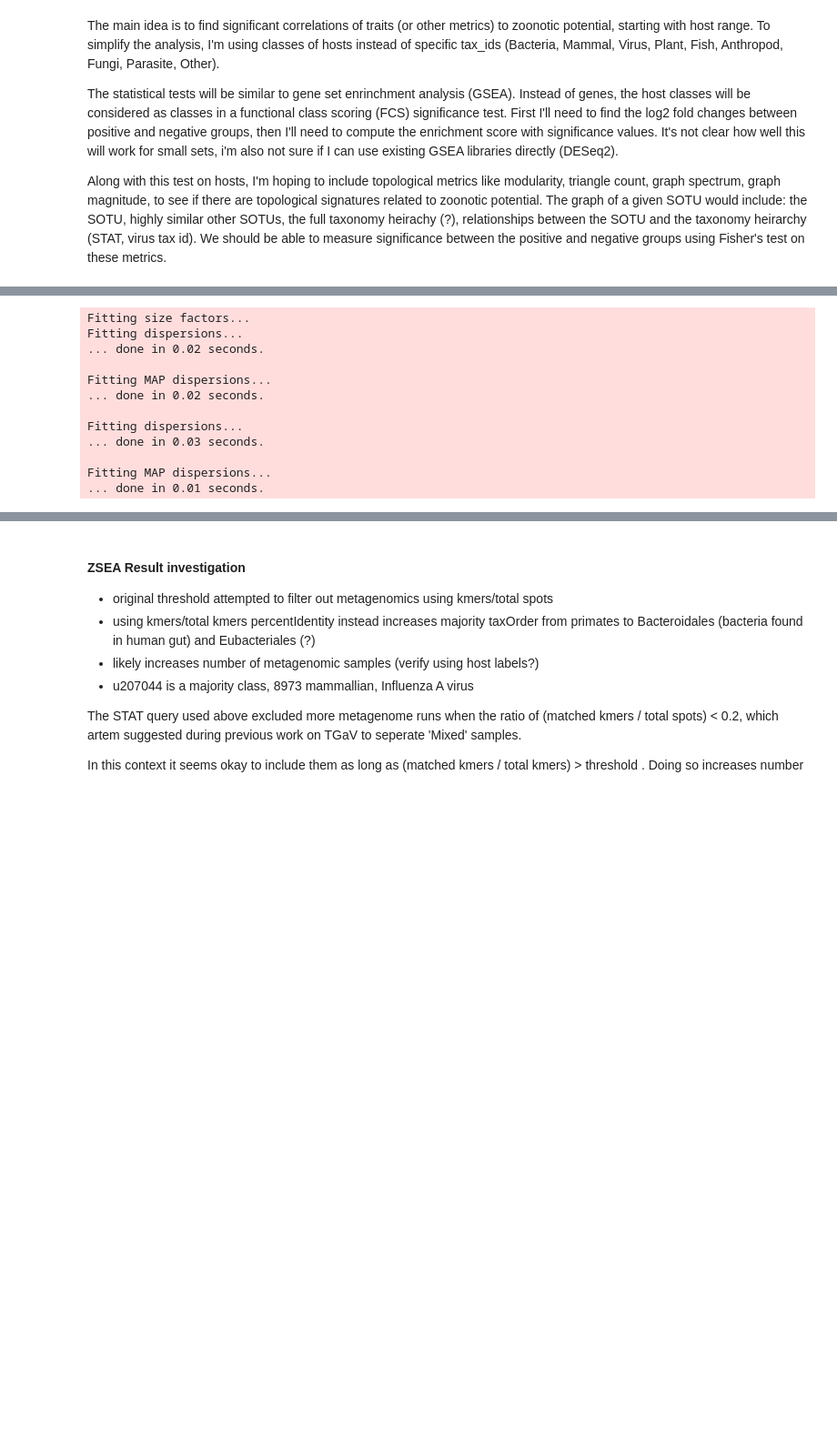
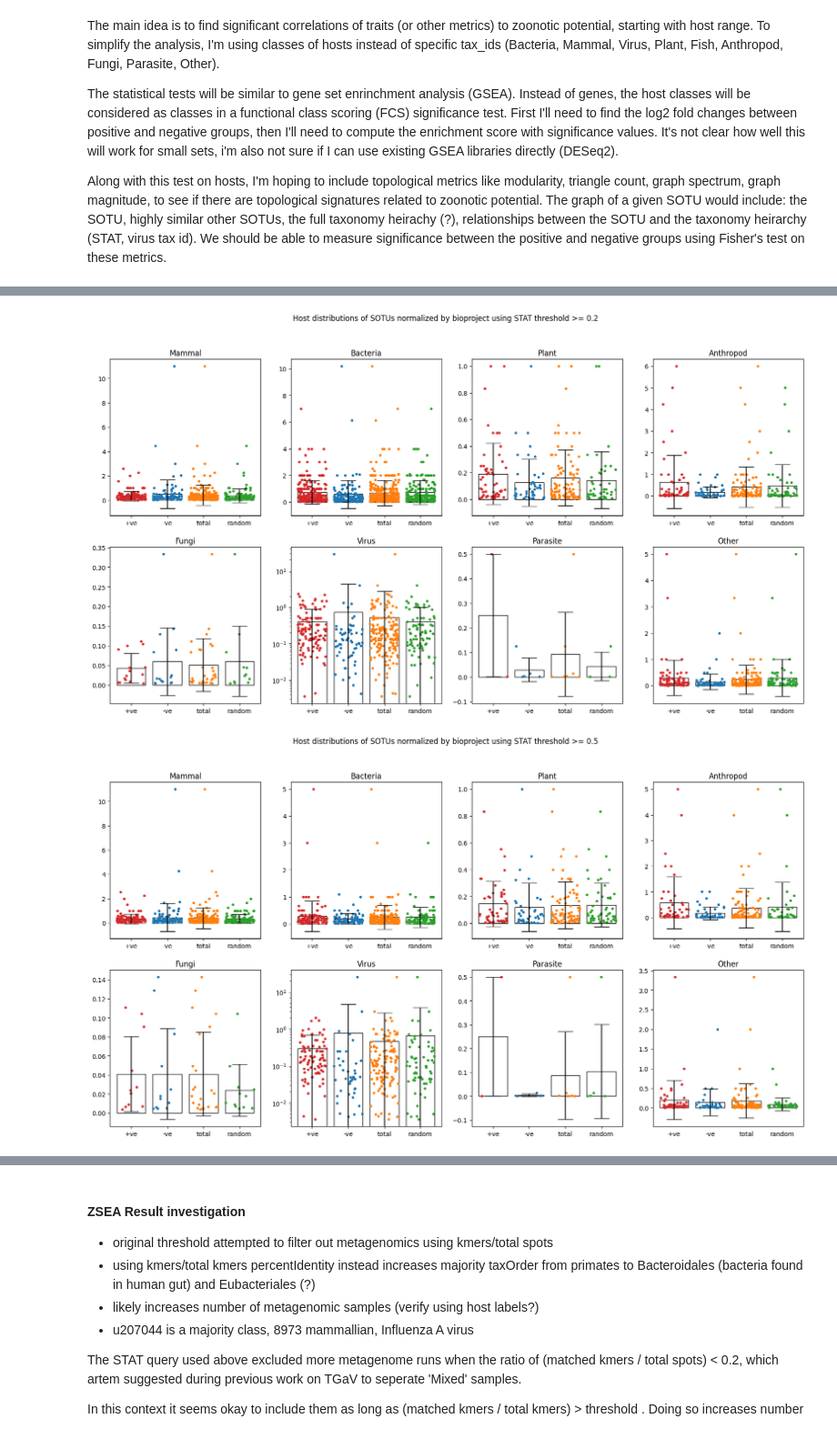
Before and after one commit to serratus-bio/virus-knowledge-graph, a Jupyter notebook: jobs/graph_learning/notebooks/zoonotic-potential.ipynb, the cells around one changed output, grey strips where cells are left out. Shown at 91% size. Cells and saved outputs as stored; diff of their text form; code cells hidden in the pictures; blank space fills up the shorter version.

```diff
--- a/jobs/graph_learning/notebooks/zoonotic-potential.ipynb
+++ b/jobs/graph_learning/notebooks/zoonotic-potential.ipynb
@@ -792,3 +818,15 @@ The main idea is to find significant correlations of traits (or other metrics) t
 The statistical tests will be similar to gene set enrinchment analysis (GSEA). Instead of genes, the host classes will be considered as classes in a functional class scoring (FCS) significance test. First I'll need to find the log2 fold changes between positive and negative groups, then I'll need to compute the enrichment score with significance values. It's not clear how well this will work for small sets, i'm also not sure if I can use existing GSEA libraries directly (DESeq2).
 
 Along with this test on hosts, I'm hoping to include topological metrics like modularity, triangle count, graph spectrum, graph magnitude,  to see if there are topological signatures related to zoonotic potential. The graph of a given SOTU would include: the SOTU, highly similar other SOTUs, the full taxonomy heirachy (?), relationships between the SOTU and the taxonomy heirarchy (STAT, virus tax id). We should be able to measure significance between the positive and negative groups using Fisher's test on these metrics.
+# %%
+neo4j_data = get_neo4j_data(stat_threshold=0.8)
+target = neo4j_data['sotu_nodes'].loc[neo4j_data['sotu_nodes']['isZoonotic'] == True]['appId'].unique()
+
+has_host_df = neo4j_data['has_host_order_stat_edges'].loc[neo4j_data['has_host_order_stat_edges']['sourceAppId'].isin(target)]
+taxon_nodes_df = neo4j_data['taxon_order_nodes'].loc[neo4j_data['taxon_order_nodes']['appId'].isin(has_host_df['targetAppId'])]
+host_assoc_full_df =  has_host_df.merge(taxon_nodes_df, left_on='targetAppId', right_on='appId')
+# print(host_assoc_full_df)
+
+# aggregate by hostclass and taxorder
+agg_by_tax_orders = host_assoc_full_df.groupby(['sourceAppId', 'hostClass', 'taxOrder']).size().reset_index(name='count')
+count_matrix = agg_by_tax_orders.pivot_table(index='sourceAppId', columns='hostClass', values='count', aggfunc='sum', fill_value=0)
@@ -795,9 +852,5 @@ Along with this test on hosts, I'm hoping to include topological metrics like mo
 # %%
-# WANT: for all zoonotic SOTUs, get value_counts of hostClasses
-# Each row should be an SOTU, col for isZoonotic, col for each hostClass, count of the number of associations, avg > 0.2
-# Each row should be an SOTU, col for isZoonotic, col for each hostClass, avgPercentIdentity of the associations
-
-def generate_count_matricies(neo4j_data, threshold):
+def generate_count_matricies(neo4j_data, threshold, agg_by=''):
     positive_sotu_nodes = neo4j_data['sotu_nodes'].loc[neo4j_data['sotu_nodes']['isZoonotic'] == True]['appId'].unique()
     negative_sotu_nodes = neo4j_data['sotu_nodes'].loc[neo4j_data['sotu_nodes']['isZoonotic'] == False]['appId'].unique()
     total_sotu_nodes = neo4j_data['sotu_nodes']['appId'].unique()
@@ -819,9 +872,23 @@ def generate_count_matricies(neo4j_data, threshold):
         has_host_df = neo4j_data['has_host_order_stat_edges'].loc[neo4j_data['has_host_order_stat_edges']['sourceAppId'].isin(target)]
         taxon_nodes_df = neo4j_data['taxon_order_nodes'].loc[neo4j_data['taxon_order_nodes']['appId'].isin(has_host_df['targetAppId'])]
         host_assoc_full_df =  has_host_df.merge(taxon_nodes_df, left_on='targetAppId', right_on='appId')
+
+        if agg_by == 'tax_order':
+            host_assoc_full_df = host_assoc_full_df.groupby(['sourceAppId', 'hostClass', 'taxOrder']).size().reset_index(name='count')
+
+        elif agg_by == 'sra':
+            sra_data = neo4j_data['sotu_sra_bioproject_counts'].loc[neo4j_data['sotu_sra_bioproject_counts']['sourceAppId'].isin(target)]
+            host_assoc_full_df = host_assoc_full_df.merge(sra_data, left_on='sourceAppId', right_on='sourceAppId')
+            host_assoc_full_df['count'] = host_assoc_full_df['count'] / host_assoc_full_df['countSRA']
+
+        elif agg_by == 'bioproject':
+            sra_data = neo4j_data['sotu_sra_bioproject_counts'].loc[neo4j_data['sotu_sra_bioproject_counts']['sourceAppId'].isin(target)]
+            host_assoc_full_df = host_assoc_full_df.merge(sra_data, left_on='sourceAppId', right_on='sourceAppId')
+            host_assoc_full_df['count'] = host_assoc_full_df['count'] / host_assoc_full_df['countBioProject']
+
         count_matrix = host_assoc_full_df.pivot_table(index='sourceAppId', columns='hostClass', values='count', aggfunc='sum', fill_value=0)
         count_matrix.sort_index(inplace=True)
-        count_matrix.to_csv(neo4j_data_path + f"{threshold}/" + f"count_matrix_{name}.csv")
+        count_matrix.to_csv(neo4j_data_path + f"{threshold}/" + f"count_matrix_{name}_{agg_by}.csv")
 
         sotu_nodes_with_hosts = neo4j_data['sotu_nodes'].loc[
             neo4j_data['sotu_nodes']['appId'].isin(has_host_df['sourceAppId'])
@@ -832,7 +899,7 @@ def generate_count_matricies(neo4j_data, threshold):
         })
         metadata.set_index('sample', inplace=True)
         metadata.sort_index(inplace=True)
-        metadata.to_csv(neo4j_data_path +  f"{threshold}/" + f'count_metadata_{name}.csv')
+        metadata.to_csv(neo4j_data_path +  f"{threshold}/" + f'count_metadata_{name}_{agg_by}.csv')
 
         for key in ['hostClass', 'taxOrder']:
             value_counts = pd.concat([
@@ -841,7 +908,7 @@ def generate_count_matricies(neo4j_data, threshold):
                 axis=1,
                 keys=('count', 'percent'),
             )
-            value_counts.to_csv(neo4j_data_path +  f"{threshold}/" + f"{key}_value_counts.csv")
+            value_counts.to_csv(neo4j_data_path +  f"{threshold}/" + f"value_counts_{key}_{agg_by}.csv")
         count_matricies.append(count_matrix)
     return count_matricies
 # %%
@@ -918,8 +1142,8 @@ def generate_dseq_output(threshold):
 # %%
 for threshold in stat_thresholds:
     neo4j_data = get_neo4j_data(stat_threshold=threshold)
-    generate_count_matricies(neo4j_data, threshold)
-    generate_dseq_output(threshold)
+    generate_count_matricies(neo4j_data, threshold, agg_by='bioproject')
+    make_panel(threshold, 'bioproject')
 # %% [output]
 0.2
 sotu_nodes:  (742, 8)
@@ -929,12 +1165,2 @@ has_host_order_stat_edges:  (2950, 10)
-Fitting size factors...
-Fitting dispersions...
-... done in 0.02 seconds.
-
-Fitting MAP dispersions...
-... done in 0.02 seconds.
-
-Fitting dispersions...
-... done in 0.03 seconds.
-
-Fitting MAP dispersions...
-... done in 0.01 seconds.
+[figure, added]
+[figure, added]
```
Also changed, not shown: parts of 33 cells of this notebook, 3 other files.
